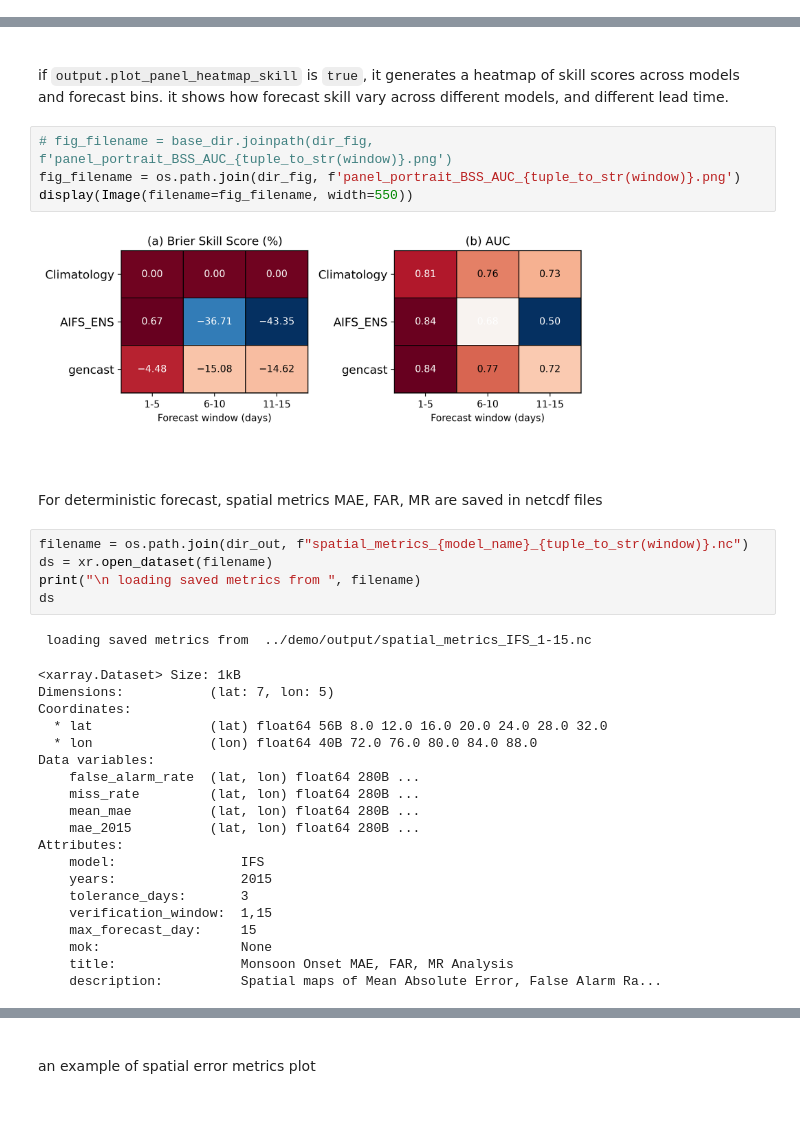
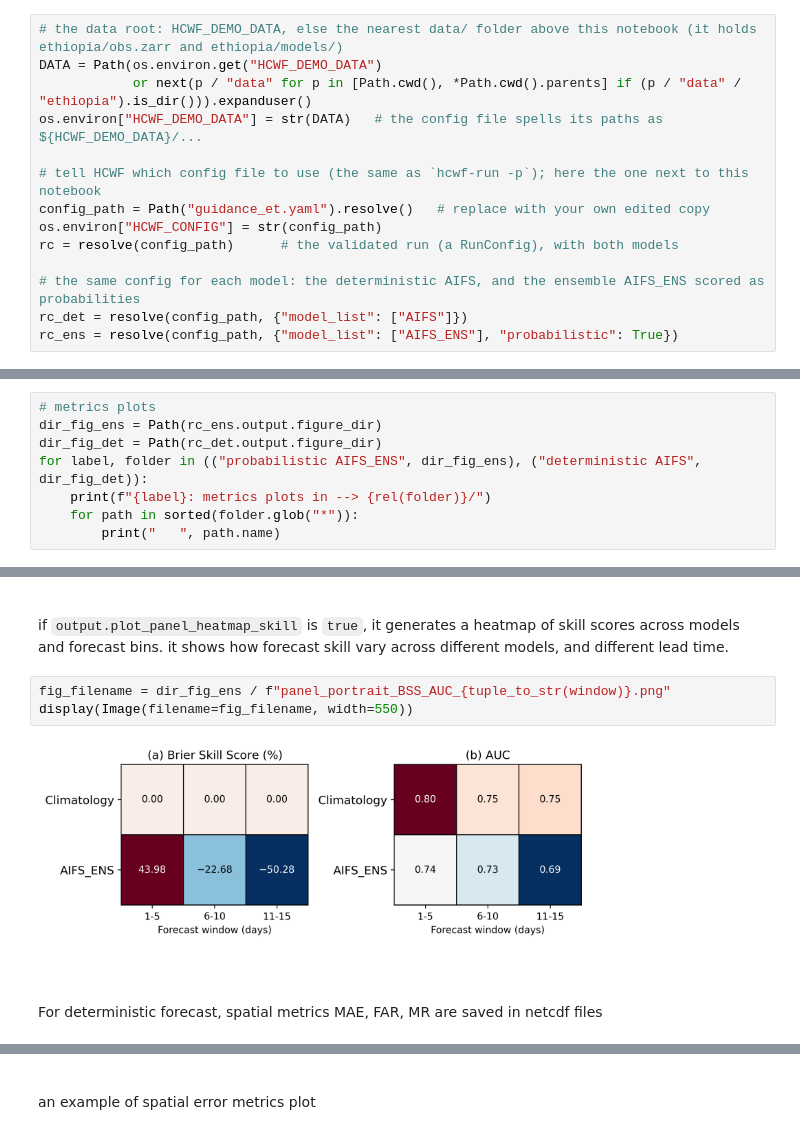
Before and after one commit to AI-Almanac/ROMP, a Jupyter notebook: docs/package_run_guidance_et.ipynb, the cells around one changed output, grey strips where cells are left out. Saved outputs shown, nothing was run; the diff lists cells and outputs as text.

Commit message:
Rebuild the Ethiopia run-guidance notebook on the zarr stores with a short 2020 config, so it runs end to end and stores current outputs and figures

```diff
--- a/docs/package_run_guidance_et.ipynb
+++ b/docs/package_run_guidance_et.ipynb
@@ -68,0 +74,14 @@ print(f"config file is {config_path}")
+# %%
+# the data root: HCWF_DEMO_DATA, else the nearest data/ folder above this notebook (it holds ethiopia/obs.zarr and ethiopia/models/)
+DATA = Path(os.environ.get("HCWF_DEMO_DATA")
+            or next(p / "data" for p in [Path.cwd(), *Path.cwd().parents] if (p / "data" / "ethiopia").is_dir())).expanduser()
+os.environ["HCWF_DEMO_DATA"] = str(DATA)   # the config file spells its paths as ${HCWF_DEMO_DATA}/...
+
+# tell HCWF which config file to use (the same as `hcwf-run -p`); here the one next to this notebook
+config_path = Path("guidance_et.yaml").resolve()   # replace with your own edited copy
+os.environ["HCWF_CONFIG"] = str(config_path)
+rc = resolve(config_path)      # the validated run (a RunConfig), with both models
+
+# the same config for each model: the deterministic AIFS, and the ensemble AIFS_ENS scored as probabilities
+rc_det = resolve(config_path, {"model_list": ["AIFS"]})
+rc_ens = resolve(config_path, {"model_list": ["AIFS_ENS"], "probabilistic": True})
@@ -312,0 +388,8 @@ reliability_AIFS_ENS_16-30.png
+# %%
+# metrics plots
+dir_fig_ens = Path(rc_ens.output.figure_dir)
+dir_fig_det = Path(rc_det.output.figure_dir)
+for label, folder in (("probabilistic AIFS_ENS", dir_fig_ens), ("deterministic AIFS", dir_fig_det)):
+    print(f"{label}: metrics plots in --> {rel(folder)}/")
+    for path in sorted(folder.glob("*")):
+        print("   ", path.name)
@@ -410,39 +502,12 @@ RPSS (Ranked Probability Skill Score) is the grade for a "How Much/What Level" f
 
 if `output.plot_panel_heatmap_skill` is `true`, it generates a heatmap of skill scores across models and forecast bins. it shows how forecast skill vary across different models, and different lead time.
 # %%
-# fig_filename = base_dir.joinpath(dir_fig, f'panel_portrait_BSS_AUC_{tuple_to_str(window)}.png')
-fig_filename = os.path.join(dir_fig, f'panel_portrait_BSS_AUC_{tuple_to_str(window)}.png')
+fig_filename = dir_fig_ens / f"panel_portrait_BSS_AUC_{tuple_to_str(window)}.png"
 display(Image(filename=fig_filename, width=550))
 # %% [output]
-[figure, old version]
+[figure, new version]
 # %% [markdown]
 <br>
 <br>
 
 For deterministic forecast, spatial metrics MAE, FAR, MR are saved in netcdf files
-# %%
-filename = os.path.join(dir_out, f"spatial_metrics_{model_name}_{tuple_to_str(window)}.nc")
-ds = xr.open_dataset(filename)
-print("\n loading saved metrics from ", filename)
-ds
-# %% [output]
- loading saved metrics from  ../demo/output/spatial_metrics_IFS_1-15.nc
-<xarray.Dataset> Size: 1kB
-Dimensions:           (lat: 7, lon: 5)
-Coordinates:
-  * lat               (lat) float64 56B 8.0 12.0 16.0 20.0 24.0 28.0 32.0
-  * lon               (lon) float64 40B 72.0 76.0 80.0 84.0 88.0
-Data variables:
-    false_alarm_rate  (lat, lon) float64 280B ...
-    miss_rate         (lat, lon) float64 280B ...
-    mean_mae          (lat, lon) float64 280B ...
-    mae_2015          (lat, lon) float64 280B ...
-Attributes:
-    model:                IFS
-    years:                2015
-    tolerance_days:       3
-    verification_window:  1,15
-    max_forecast_day:     15
-    mok:                  None
-    title:                Monsoon Onset MAE, FAR, MR Analysis
-    description:          Spatial maps of Mean Absolute Error, False Alarm Ra...
```
Also changed, not shown: parts of 46 cells of this notebook, 2 other files.
